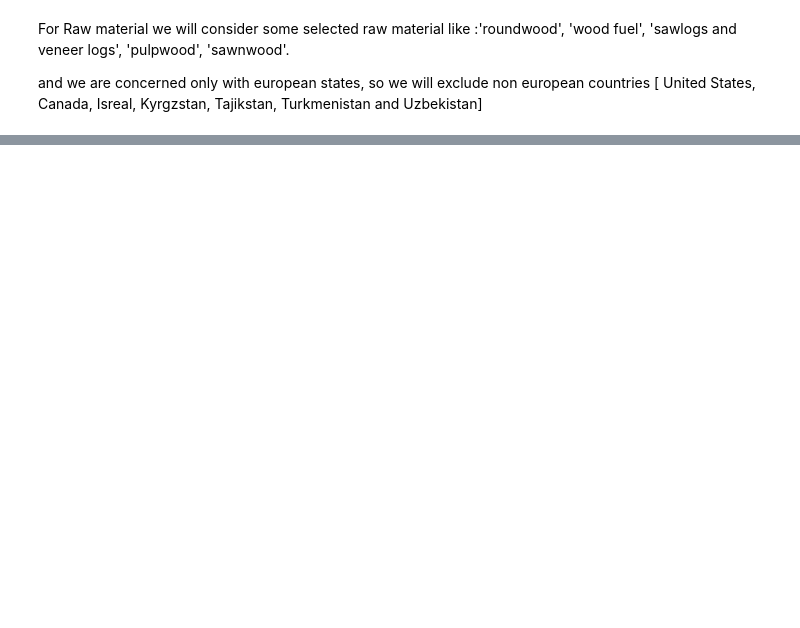
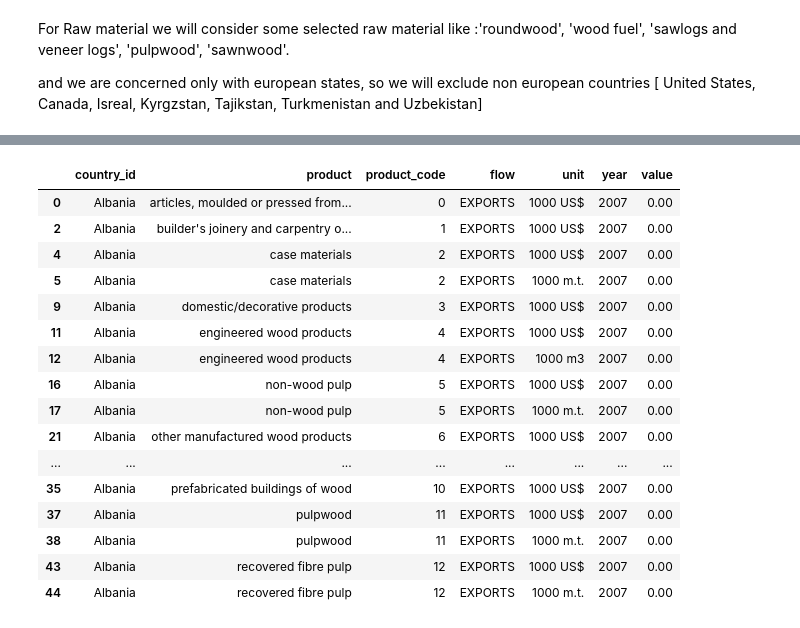
Before and after one commit to dubem12/mid_project, a Jupyter notebook: notebooks/cleaning_note.ipynb, the cells around one changed output, grey strips where cells are left out. Cells and saved outputs as stored; diff of their text form; code cells hidden in the pictures; blank space fills up the shorter version.

```diff
--- a/notebooks/cleaning_note.ipynb
+++ b/notebooks/cleaning_note.ipynb
@@ -518,0 +569,22 @@ and we are concerned only with european states, so we will exclude non european
+# %%
+#drop all rows where the flow is not EXPORTS
+data_melted3.drop(data_melted3[(data_melted3['flow'] != 'EXPORTS')].index, inplace=True)
+data_melted3.head(20)
+# %% [output]
+|  | country_id | product | product_code | flow | unit | year | value |
+| 0 | Albania | articles, moulded or pressed from... | 0 | EXPORTS | 1000 US$ | 2007 | 0.00 |
+| 2 | Albania | builder's joinery and carpentry o... | 1 | EXPORTS | 1000 US$ | 2007 | 0.00 |
+| 4 | Albania | case materials | 2 | EXPORTS | 1000 US$ | 2007 | 0.00 |
+| 5 | Albania | case materials | 2 | EXPORTS | 1000 m.t. | 2007 | 0.00 |
+| 9 | Albania | domestic/decorative products | 3 | EXPORTS | 1000 US$ | 2007 | 0.00 |
+| 11 | Albania | engineered wood products | 4 | EXPORTS | 1000 US$ | 2007 | 0.00 |
+| 12 | Albania | engineered wood products | 4 | EXPORTS | 1000 m3 | 2007 | 0.00 |
+| 16 | Albania | non-wood pulp | 5 | EXPORTS | 1000 US$ | 2007 | 0.00 |
+| 17 | Albania | non-wood pulp | 5 | EXPORTS | 1000 m.t. | 2007 | 0.00 |
+| 21 | Albania | other manufactured wood products | 6 | EXPORTS | 1000 US$ | 2007 | 0.00 |
+| ... | ... | ... | ... | ... | ... | ... | ... |
+| 35 | Albania | prefabricated buildings of wood | 10 | EXPORTS | 1000 US$ | 2007 | 0.00 |
+| 37 | Albania | pulpwood | 11 | EXPORTS | 1000 US$ | 2007 | 0.00 |
+| 38 | Albania | pulpwood | 11 | EXPORTS | 1000 m.t. | 2007 | 0.00 |
+| 43 | Albania | recovered fibre pulp | 12 | EXPORTS | 1000 US$ | 2007 | 0.00 |
+| 44 | Albania | recovered fibre pulp | 12 | EXPORTS | 1000 m.t. | 2007 | 0.00 |
```
Also changed, not shown: parts of 11 cells of this notebook, 3 other files.
